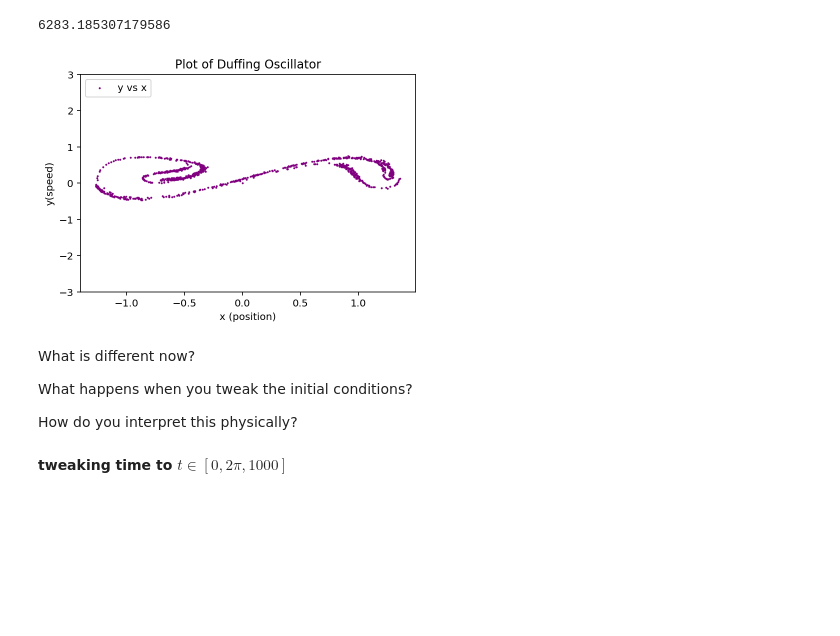
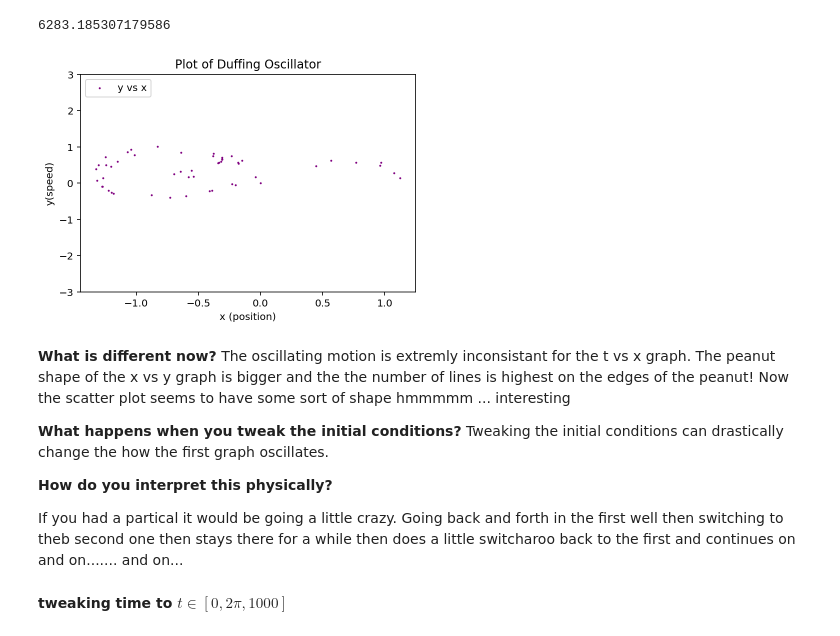
Before and after one commit to chapman-phys220-2018f/cw12-coolkidzzz, a Jupyter notebook: cw12-duffing.ipynb, the cells around one changed output. Saved outputs shown, nothing was run; the diff lists cells and outputs as text; code cells hidden in the pictures; blank space fills up the shorter version.

```diff
--- a/cw12-duffing.ipynb
+++ b/cw12-duffing.ipynb
@@ -242,21 +246,25 @@ dt=t[1]-t[0]
 # %% [output]
 6283.185307179586
 # %%
-plt.scatter(x[0::100],y[0::100],color="purple",label='y vs x',s=1)#strobbing to see what point it comes back to for each well
+plt.scatter(x[0::6283],y[0::6283],color="purple",label='y vs x',s=1)#strobbing to see what point it comes back to for each well jumping forward incraments of 2pi
 plt.legend(loc='upper left') #puts legend in upper left corner
 plt.xlabel('x (position)')
 plt.ylabel('y(speed)')
 plt.title('Plot of Duffing Oscillator')
 plt.ylim((-3,3))
 plt.show()
 # %% [output]
-[figure, old version]
+[figure, new version]
-# %% [markdown]
-What is different now?
-
-What happens when you tweak the initial conditions?
-
-How do you interpret this physically?
+# %% [markdown]
+**What is different now?**
+The oscillating motion is extremly inconsistant for the t vs x graph. The peanut shape of the x vs y graph is bigger and the the number of lines is highest on the edges of the peanut! Now the scatter plot seems to have some sort of shape hmmmmm ... interesting
+
+**What happens when you tweak the initial conditions?**
+Tweaking the initial conditions can drastically change the how the first graph oscillates.
+
+**How do you interpret this physically?**
+
+If you had a partical it would be going a little crazy. Going back and forth in the first well then switching to theb second one then stays there for a while then does a little switcharoo back to the first and continues on and on....... and on...
 # %% [markdown]
 **tweaking time to $t\in[0,2\pi, 1000]$**
 # %%
```
Also changed, not shown: parts of 14 cells of this notebook.
